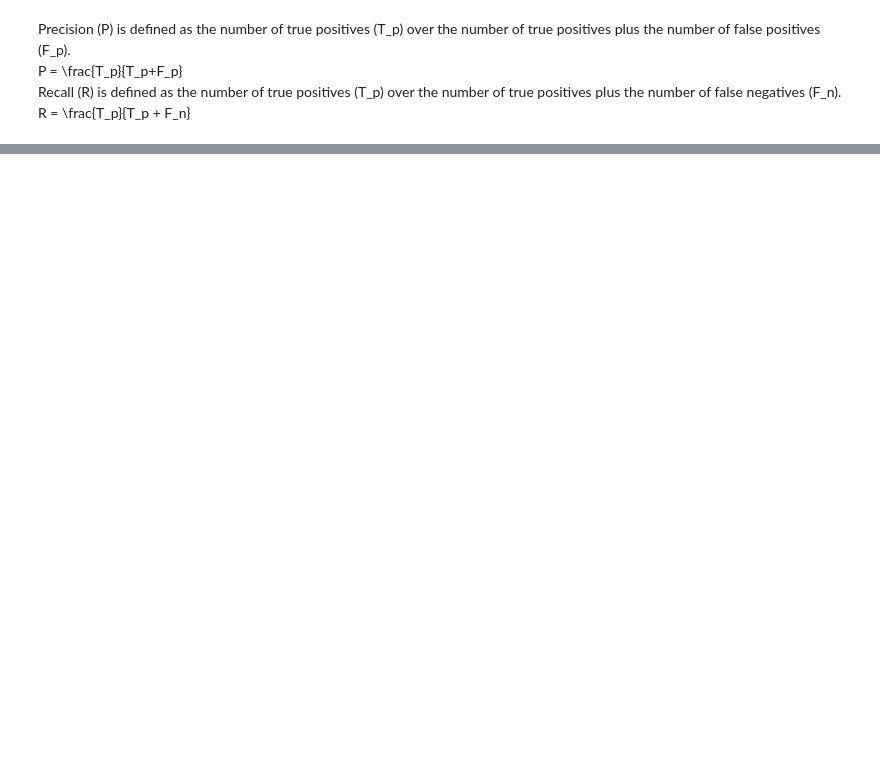
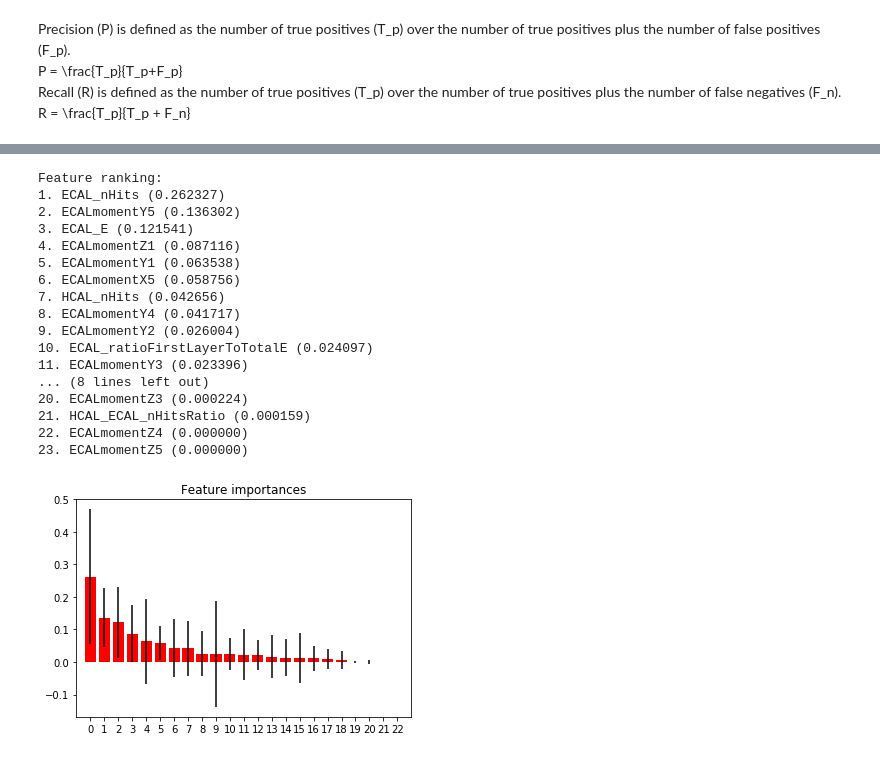
Before and after one commit to UTA-HEP-Computing/CaloDNN, a Jupyter notebook: BDTBaseline/Notebooks/(2017-07-23) BDT for Mixed Electron-Photon Samples (Updated Plots for US ATLAS 2017).ipynb, the cells around one changed output, grey strips where cells are left out. Saved outputs shown, nothing was run; the diff lists cells and outputs as text; code cells hidden in the pictures; blank space fills up the shorter version.

```diff
--- a/BDTBaseline/Notebooks/(2017-07-23) BDT for Mixed Electron-Photon Samples (Updated Plots for US ATLAS 2017).ipynb
+++ b/BDTBaseline/Notebooks/(2017-07-23) BDT for Mixed Electron-Photon Samples (Updated Plots for US ATLAS 2017).ipynb
@@ -159,20 +178,39 @@ compare_train_test(bdt, X_train, y_train, X_test, y_test)
 # %%
 importances = bdt.feature_importances_
 std = np.std([tree.feature_importances_ for tree in bdt.estimators_],
              axis=0)
 indices = np.argsort(importances)[::-1]
 
 # Print the feature ranking
 print("Feature ranking:")
 
 for f in range(X.shape[1]):
-    print("%d. %s (%f)" % (features[f], importances[indices[f]]))
+    print("%d. %s (%f)" % (f+1, features[indices[f]], importances[indices[f]]))
 
 # Plot the feature importances of the forest
 plt.figure()
 plt.title("Feature importances")
 plt.bar(range(X.shape[1]), importances[indices],
        color="r", yerr=std[indices], align="center")
-plt.xticks(range(X.shape[1]), indices)
+plt.xticks(range(X.shape[1]))
 plt.xlim([-1, X.shape[1]])
 plt.show()
+# %% [output]
+Feature ranking:
+1. ECAL_nHits (0.262327)
+2. ECALmomentY5 (0.136302)
+3. ECAL_E (0.121541)
+4. ECALmomentZ1 (0.087116)
+5. ECALmomentY1 (0.063538)
+6. ECALmomentX5 (0.058756)
+7. HCAL_nHits (0.042656)
+8. ECALmomentY4 (0.041717)
+9. ECALmomentY2 (0.026004)
+10. ECAL_ratioFirstLayerToTotalE (0.024097)
+11. ECALmomentY3 (0.023396)
+... (8 lines left out)
+20. ECALmomentZ3 (0.000224)
+21. HCAL_ECAL_nHitsRatio (0.000159)
+22. ECALmomentZ4 (0.000000)
+23. ECALmomentZ5 (0.000000)
+[figure, added]
```
Also changed, not shown: parts of 5 cells of this notebook, 2 other files.
